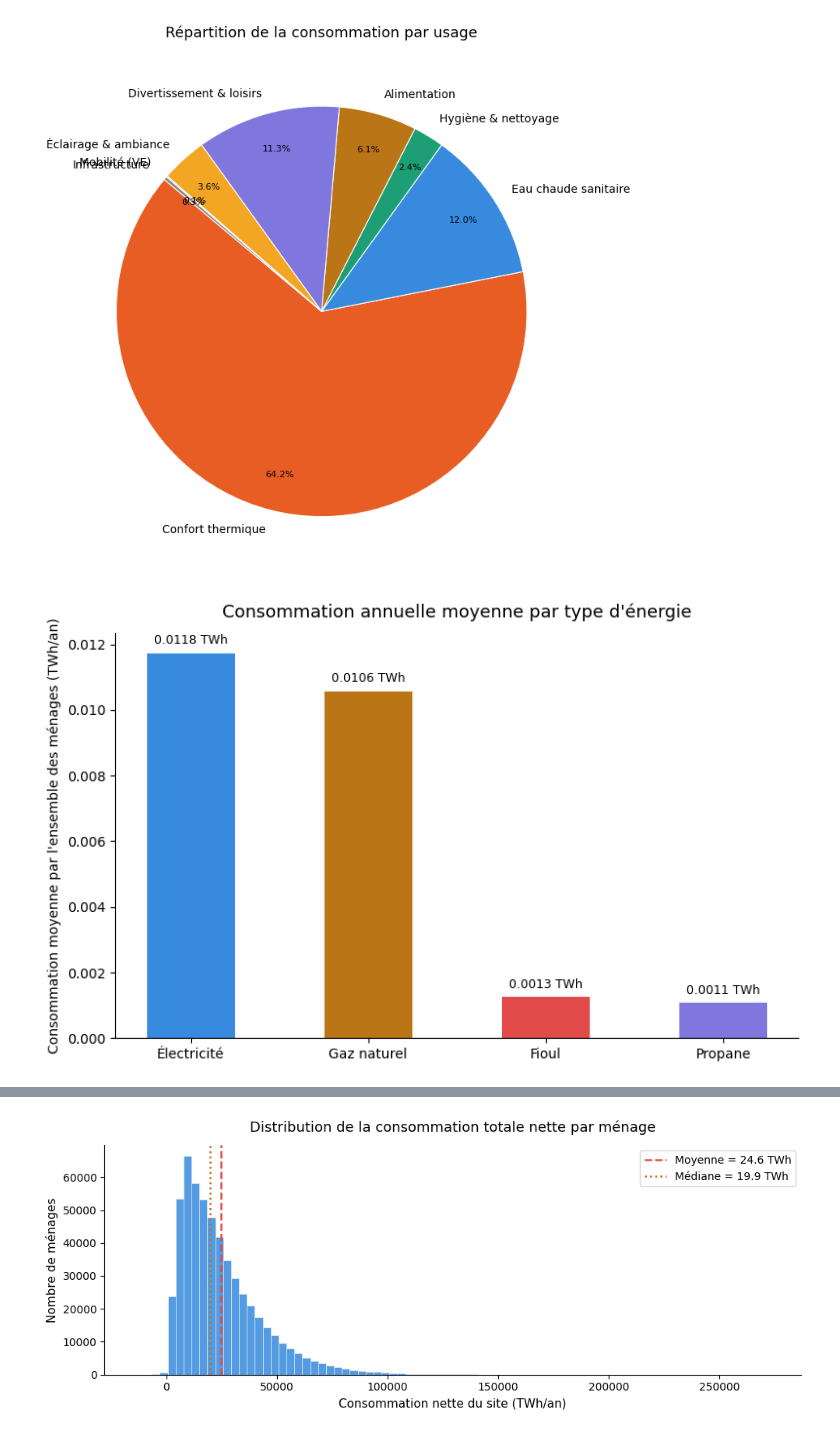
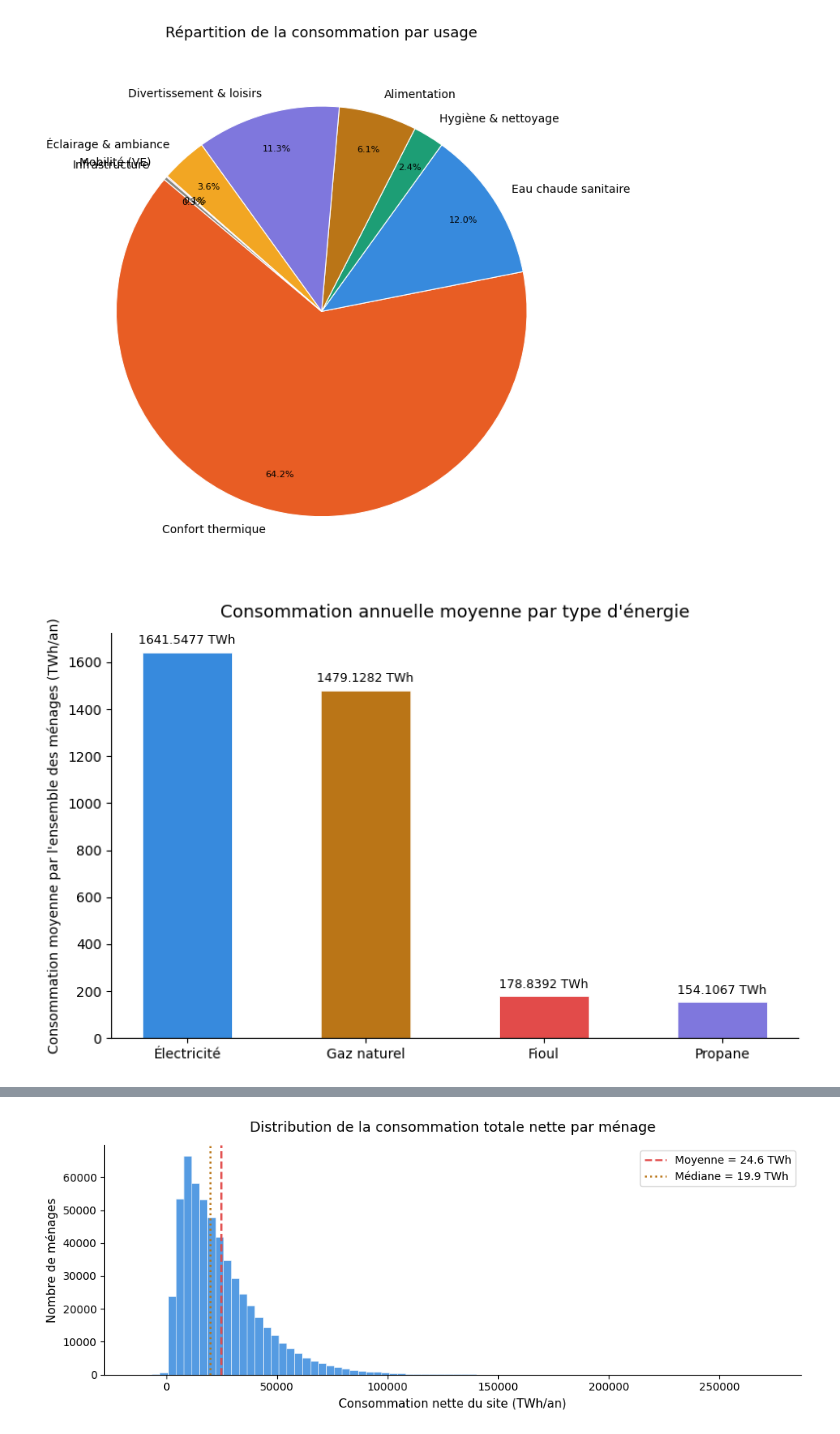
Before and after one commit to BOUBAKERAMDY/FlexiMax, a Jupyter notebook: notebooks/03_visualisation/visual.ipynb, the cells around one changed output, grey strips where cells are left out. Cells and saved outputs as stored; diff of their text form; code cells hidden in the pictures.

```diff
--- a/notebooks/03_visualisation/visual.ipynb
+++ b/notebooks/03_visualisation/visual.ipynb
@@ -227,35 +238,38 @@ energy_cols = {
         "out.propane.range_oven.energy_consumption..kwh",
     ]),
 }
 
 energy_palette = {
     "Électricité": "#378ADD",
     "Gaz naturel": "#BA7517",
     "Fioul":       "#E24B4A",
     "Propane":     "#7F77DD",
 }
 
 
 energy_means = {
     label: df[cols].sum(axis=1).mean()
     for label, cols in energy_cols.items()
     if cols
 }
-
+energy_totals = {
+    name: sum(weighted_sum(c) for c in cols)
+    for name, cols in energy_cols.items()
+}
 fig3, ax3 = plt.subplots(figsize=(8, 5))
-elabels = list(energy_means.keys())
-evalues = [energy_means[l] / 1e6 for l in elabels]   # TWh / ménage
+elabels = list(energy_totals.keys())
+evalues = [energy_totals[l] / 1e9 for l in elabels]   # TWh / ménage
 ecolors = [energy_palette[l] for l in elabels]
 
 bars3 = ax3.bar(elabels, evalues, color=ecolors, width=0.5,
                 edgecolor="white", linewidth=0.6)
 ax3.bar_label(bars3, fmt="%.4f TWh", padding=4, fontsize=9)
 ax3.set_ylabel("Consommation moyenne par l'ensemble des ménages (TWh/an)", fontsize=10)
 ax3.set_title("Consommation annuelle moyenne par type d'énergie", fontsize=13, pad=12)
 ax3.spines[["top", "right"]].set_visible(False)
 plt.tight_layout()
 plt.savefig("viz3_barres_energie.png", dpi=150)
 plt.show()
 # %% [output]
-[figure, old version]
+[figure, new version]
 # %%
```
Also changed, not shown: parts of 4 cells of this notebook.
